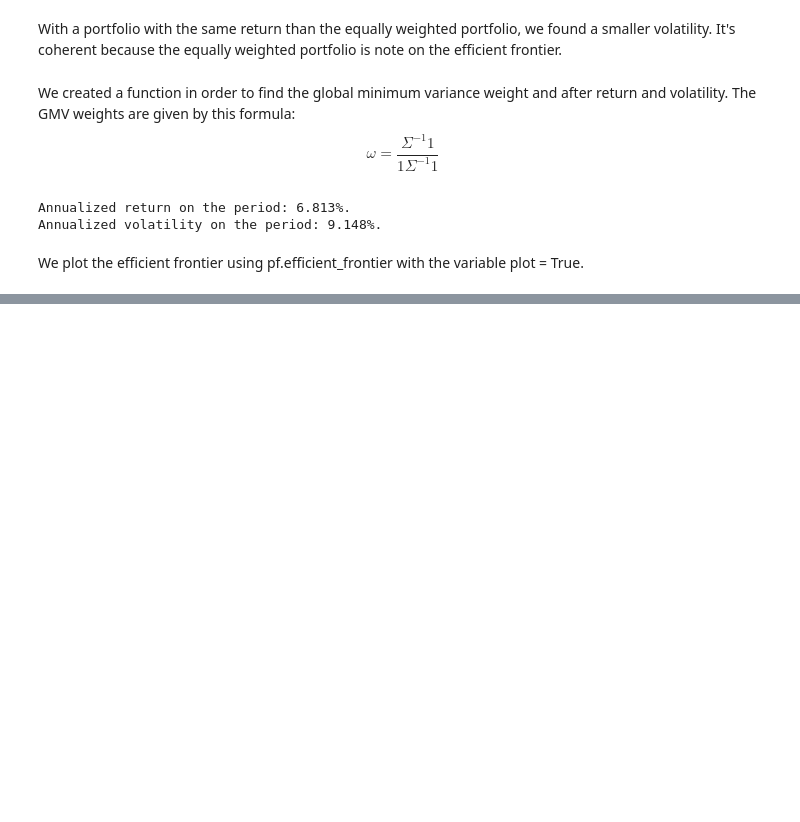
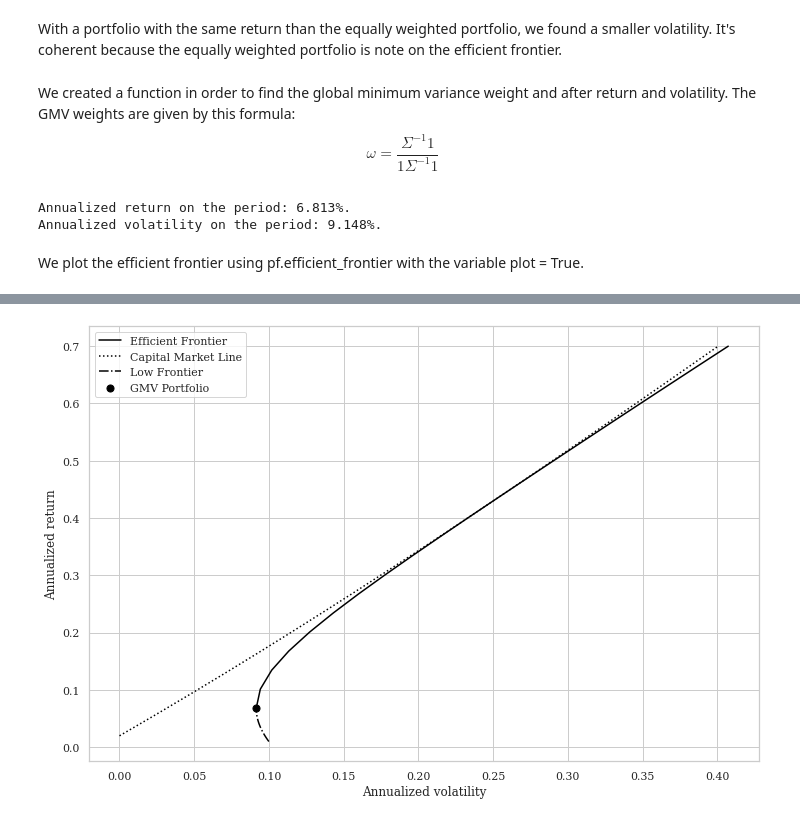
Before and after one commit to bashog/Portfolio-Construction, a Jupyter notebook: portfolio_construction.ipynb, the cells around one changed output, grey strips where cells are left out. Drawn from its saved outputs; the diff is of its cells as text; code cells hidden in the pictures; blank space fills up the shorter version.

```diff
--- a/portfolio_construction.ipynb
+++ b/portfolio_construction.ipynb
@@ -268,0 +274,4 @@ r_eff,vol_eff = pf.efficient_frontier(rends_train,cov,min=0.02,max=0.25,plot=Tru
+# %%
+eff,eff_rf = pf.efficient_frontier(rends_train,cov,min=0.01,max=0.7,risk_free = 0.02,number=20,plot=True)
+# %% [output]
+[figure, added]
```
Also changed, not shown: parts of 4 cells of this notebook, 1 other file.
